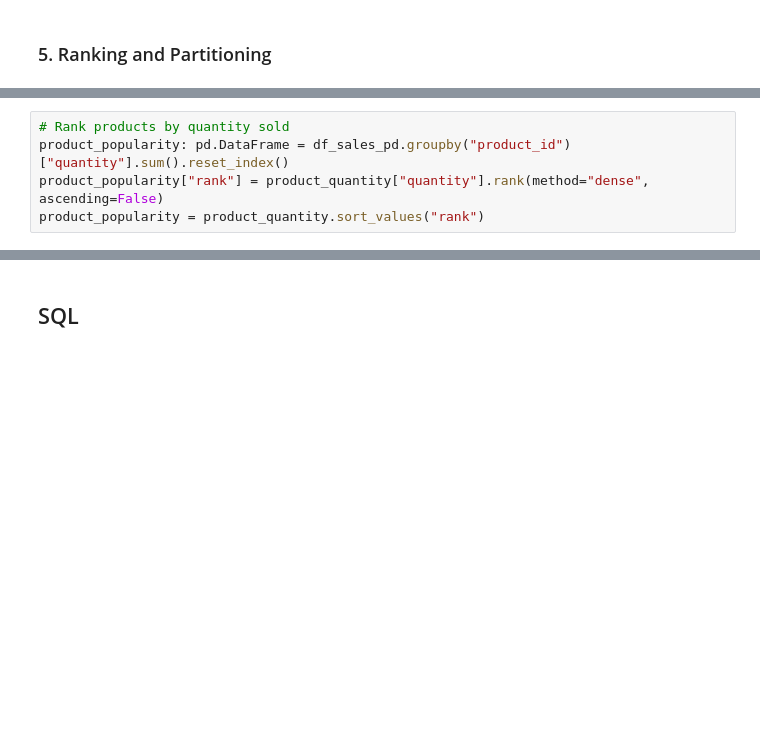
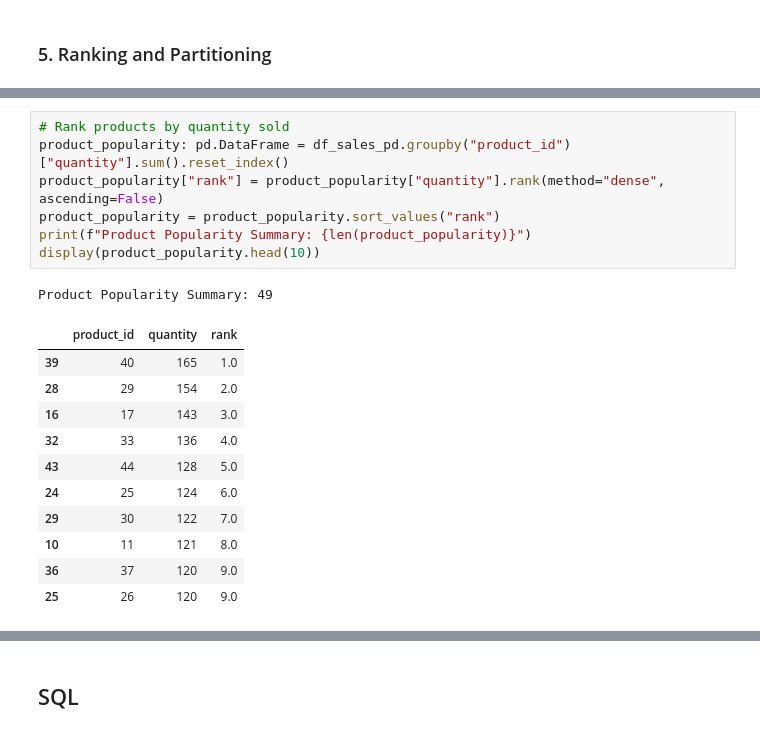
Before and after one commit to chrimaho/querying-data, a Jupyter notebook: src/querying_data/notebooks/querying.ipynb, the cells around one changed output, grey strips where cells are left out. Drawn from its saved outputs; the diff is of its cells as text; blank space fills up the shorter version.

```diff
--- a/src/querying_data/notebooks/querying.ipynb
+++ b/src/querying_data/notebooks/querying.ipynb
@@ -303,8 +419,23 @@ display(top_customers.head(10))
 # %%
 # Rank products by quantity sold
 product_popularity: pd.DataFrame = df_sales_pd.groupby("product_id")["quantity"].sum().reset_index()
-product_popularity["rank"] = product_quantity["quantity"].rank(method="dense", ascending=False)
-product_popularity = product_quantity.sort_values("rank")
+product_popularity["rank"] = product_popularity["quantity"].rank(method="dense", ascending=False)
+product_popularity = product_popularity.sort_values("rank")
+print(f"Product Popularity Summary: {len(product_popularity)}")
+display(product_popularity.head(10))
+# %% [output]
+Product Popularity Summary: 49
+|  | product_id | quantity | rank |
+| 39 | 40 | 165 | 1.0 |
+| 28 | 29 | 154 | 2.0 |
+| 16 | 17 | 143 | 3.0 |
+| 32 | 33 | 136 | 4.0 |
+| 43 | 44 | 128 | 5.0 |
+| 24 | 25 | 124 | 6.0 |
+| 29 | 30 | 122 | 7.0 |
+| 10 | 11 | 121 | 8.0 |
+| 36 | 37 | 120 | 9.0 |
+| 25 | 26 | 120 | 9.0 |
 # %%
 # Add product details
 top_products: pd.DataFrame = pd.merge(
```
Also changed, not shown: parts of 36 cells of this notebook, 1 other file.
